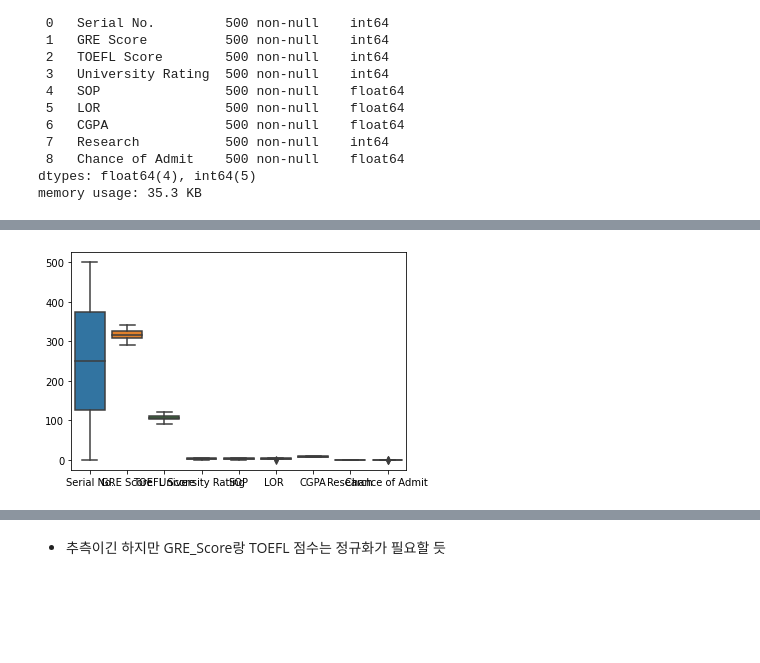
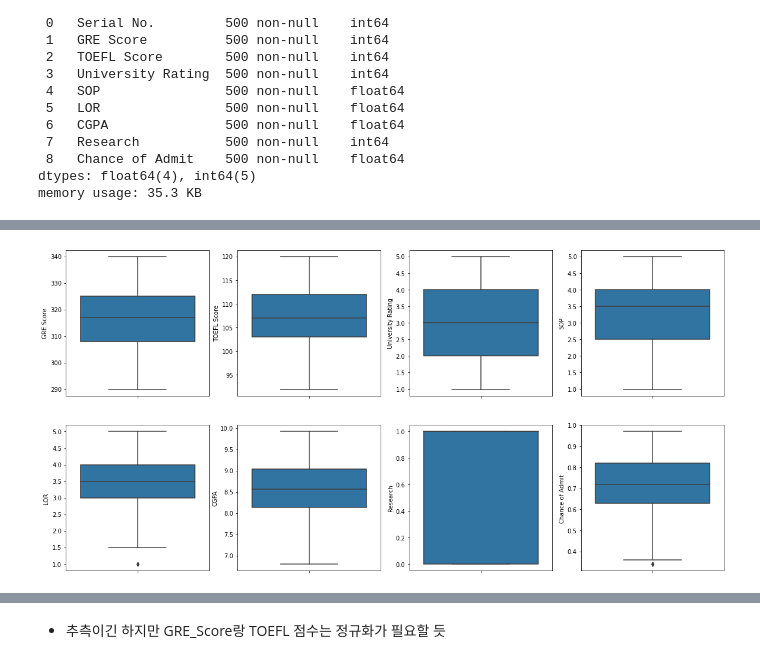
Before and after one commit to H-ChanY/ML_PR, a Jupyter notebook: Admission_data.ipynb, the cells around one changed output, grey strips where cells are left out. Cells and saved outputs as stored; diff of their text form; code cells hidden in the pictures; blank space fills up the shorter version.

```diff
--- a/Admission_data.ipynb
+++ b/Admission_data.ipynb
@@ -54,3 +71,10 @@ Admission_data.describe()
 # %%
+fig,axs=plt.subplots(nrows=2,ncols=4,figsize=(20,10))
+index=0
+axs = axs.flatten() # 안하면 2차원 배열이 되서 아래와 같은 식을 사용못함.
+for i,k in drop_data.items():
+    sns.boxplot(y=k,data=Admission_data,ax=axs[index])
+    index+=1
+plt.show()
 # %% [output]
-[figure, old version]
+[figure, new version]
```
Also changed, not shown: parts of 13 cells of this notebook.
